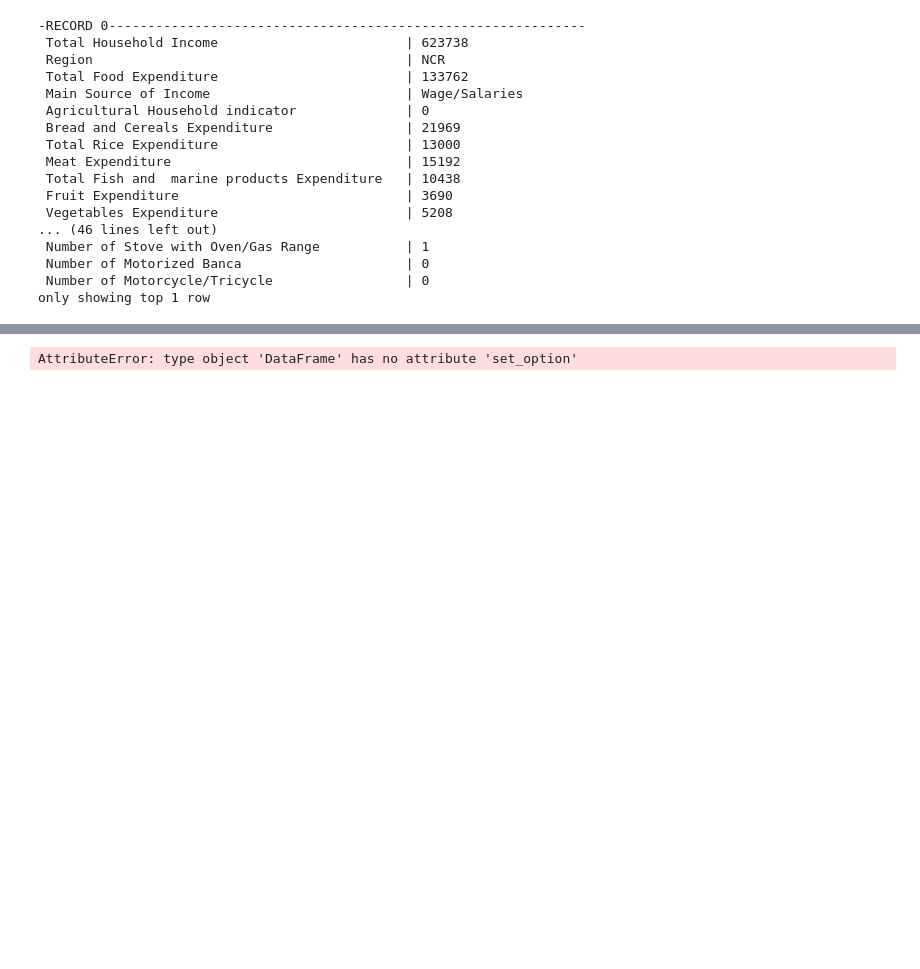
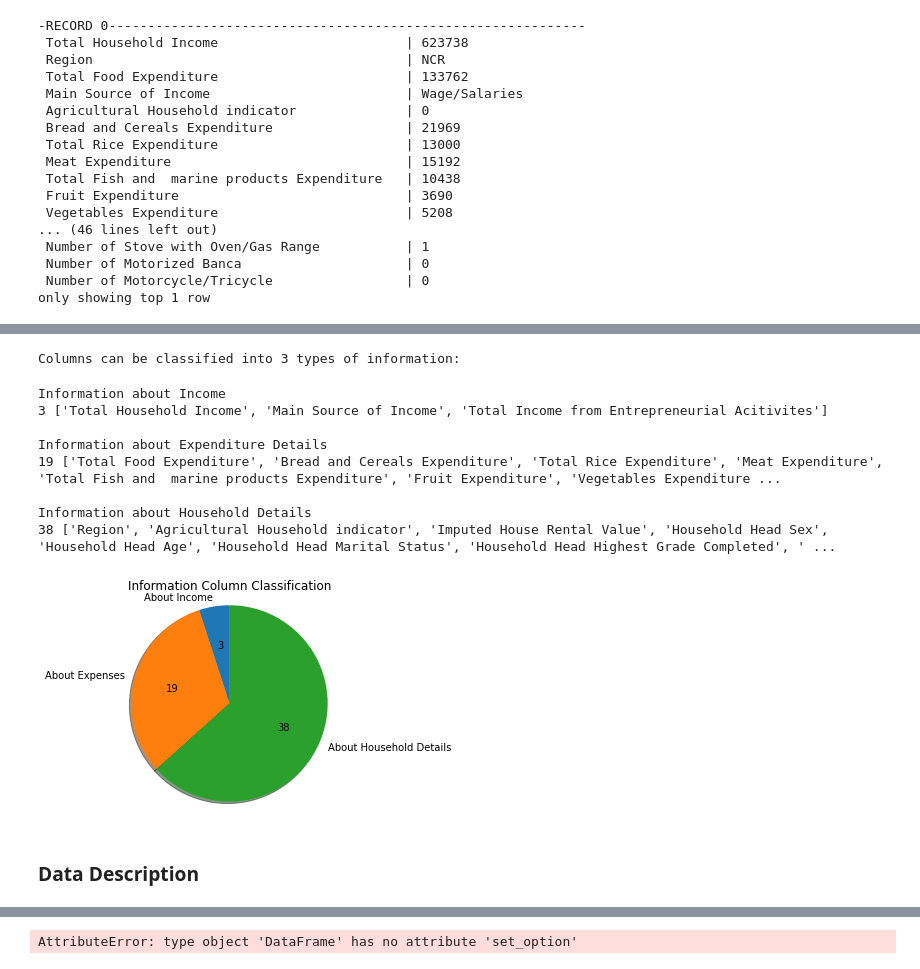
Before and after one commit to sconc/722DataMining, a Jupyter notebook: Iteration4.ipynb, the cells around one changed output, grey strips where cells are left out. Cells and saved outputs as stored; diff of their text form; code cells hidden in the pictures; blank space fills up the shorter version.

```diff
--- a/Iteration4.ipynb
+++ b/Iteration4.ipynb
@@ -90,3 +110,49 @@ only showing top 1 row
+# %%
+# classify columns
+print("Columns can be classified into 3 types of information:")
+
+def classifyDataColumns(statsdata):
+    print("Information about Income")
+    stringCol_income = "Income"
+    cols_income = [col for col in statsdata.columns if stringCol_income.casefold() in col.casefold()]
+    print(len(cols_income), cols_income)
+    print()
+
+    print("Information about Expenditure Details")
+    stringCol_expense = "expen"
+    cols_expense = [col for col in statsdata.columns if stringCol_expense.casefold() in col.casefold()]
+    print(len(cols_expense), cols_expense)
+    print()
+
+    print("Information about Household Details")
+    cols_HH = [col for col in statsdata.columns if ((stringCol_expense.casefold() not in col.casefold()) and (stringCol_income.casefold() not in col.casefold()))]
+    print(len(cols_HH), cols_HH)
+    print()
+
+    data = [len(cols_income), len(cols_expense), len(cols_HH)]
+    label = ['About Income', 'About Expenses', 'About Household Details']
+
+    plt.pie(data, labels=label, autopct=lambda p: '{:.0f}'.format(p * sum(data) / 100), explode=[0,0,0], shadow=True, startangle=90)
+    plt.title('Information Column Classification')
+    plt.axis('equal')
+    plt.show()
+    #autopct='%1.1f%%'
+# %% [output]
+Columns can be classified into 3 types of information:
+# %%
+classifyDataColumns(statsdata)
+# %% [output]
+Information about Income
+3 ['Total Household Income', 'Main Source of Income', 'Total Income from Entrepreneurial Acitivites']
+
+Information about Expenditure Details
+19 ['Total Food Expenditure', 'Bread and Cereals Expenditure', 'Total Rice Expenditure', 'Meat Expenditure', 'Total Fish and  marine products Expenditure', 'Fruit Expenditure', 'Vegetables Expenditure ...
+
+Information about Household Details
+38 ['Region', 'Agricultural Household indicator', 'Imputed House Rental Value', 'Household Head Sex', 'Household Head Age', 'Household Head Marital Status', 'Household Head Highest Grade Completed', ' ...
+[figure, added]
+# %% [markdown]
+### Data Description
 # %%
 statsdata.describe('Total Household Income').show()
 # %% [output]
```
Also changed, not shown: parts of 17 cells of this notebook.
